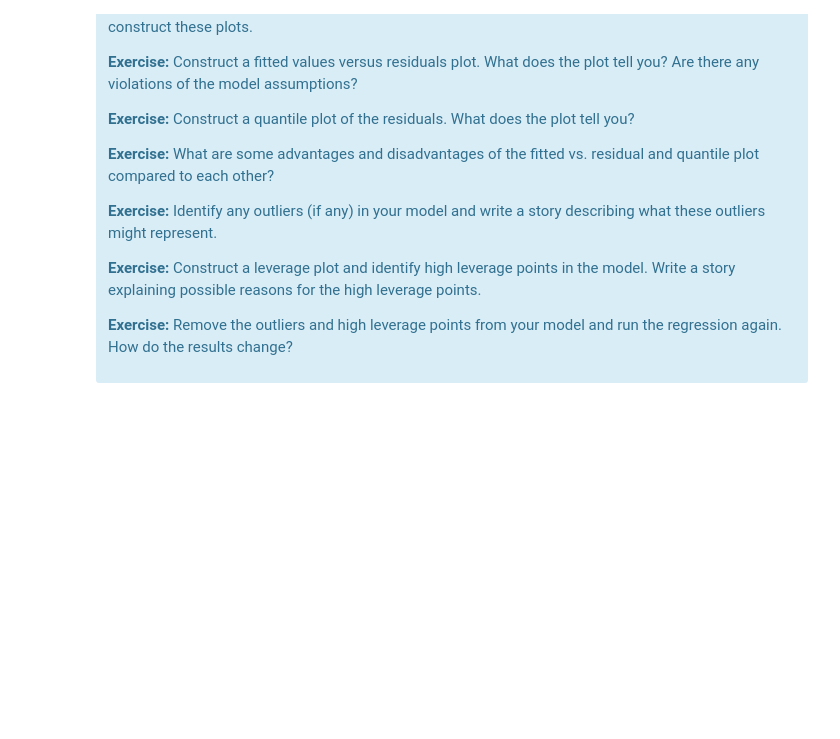
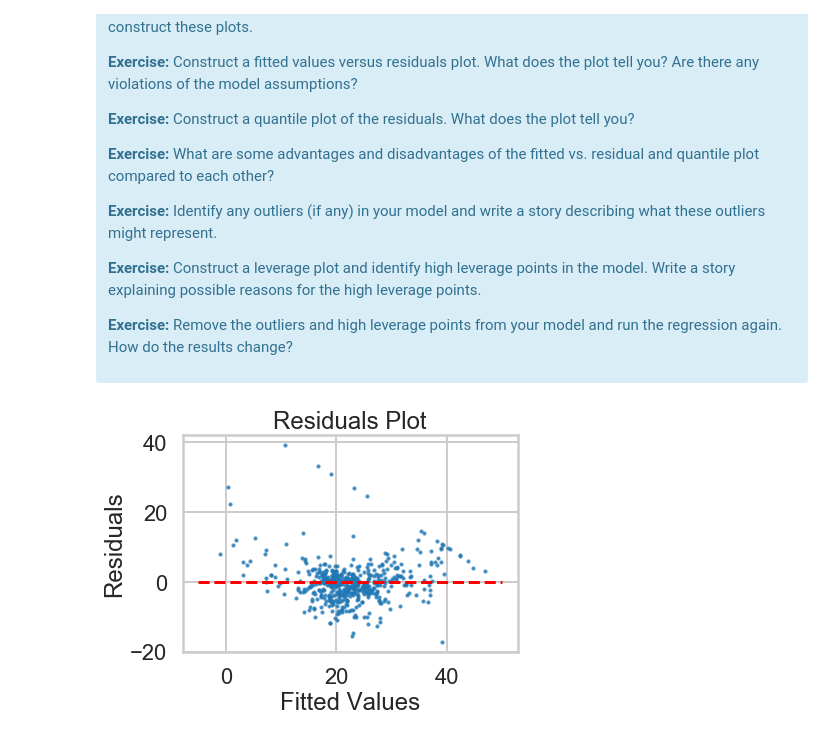
Before and after one commit to mightysquirrely/Springboard-Mini-Projects, a Jupyter notebook: Mini_Project_Linear_Regression.ipynb, the cells around one changed output. Drawn from its saved outputs; the diff is of its cells as text; code cells hidden in the pictures; blank space fills up the shorter version.

```diff
--- a/Mini_Project_Linear_Regression.ipynb
+++ b/Mini_Project_Linear_Regression.ipynb
@@ -747,0 +747,4 @@ Exercise: Take a close look at the 𝐹
+# %%
+# your turn
+three_variables = ols('PRICE ~ CRIM + RM + PTRATIO',bos).fit()
+print(three_variables.summary())
@@ -826,0 +883,16 @@ There are some other issues that are important investigate with linear regressio
+# %%
+# Your turn.Exercise: Construct a fitted values versus residuals plot.
+#What does the plot tell you? Are there any violations of the model assumptions?
+_ = plt.scatter(three_variables.fittedvalues, three_variables.resid, s=5, alpha=0.7)
+_ = plt.xlabel('Fitted Values')
+_ = plt.ylabel('Residuals')
+_ = plt.hlines(y=0, xmin=-5, xmax=50, color='red', linestyle='--')
+_ = plt.title('Residuals Plot')
+
+plt.show()
+#Residual plots are for detecting non-linearity, unequal error variances, and outliers.
+#http://docs.statwing.com/interpreting-residual-plots-to-improve-your-regression/#y-unbalanced-header
+#This plot shows variances that are unequal.  There is a heavy cluster around the middle of the plot.
+#There are outliers with a negative correlation that could be pulling and influencing this visual.
+# %% [output]
+[figure, added]
```
Also changed, not shown: parts of 15 cells of this notebook.
